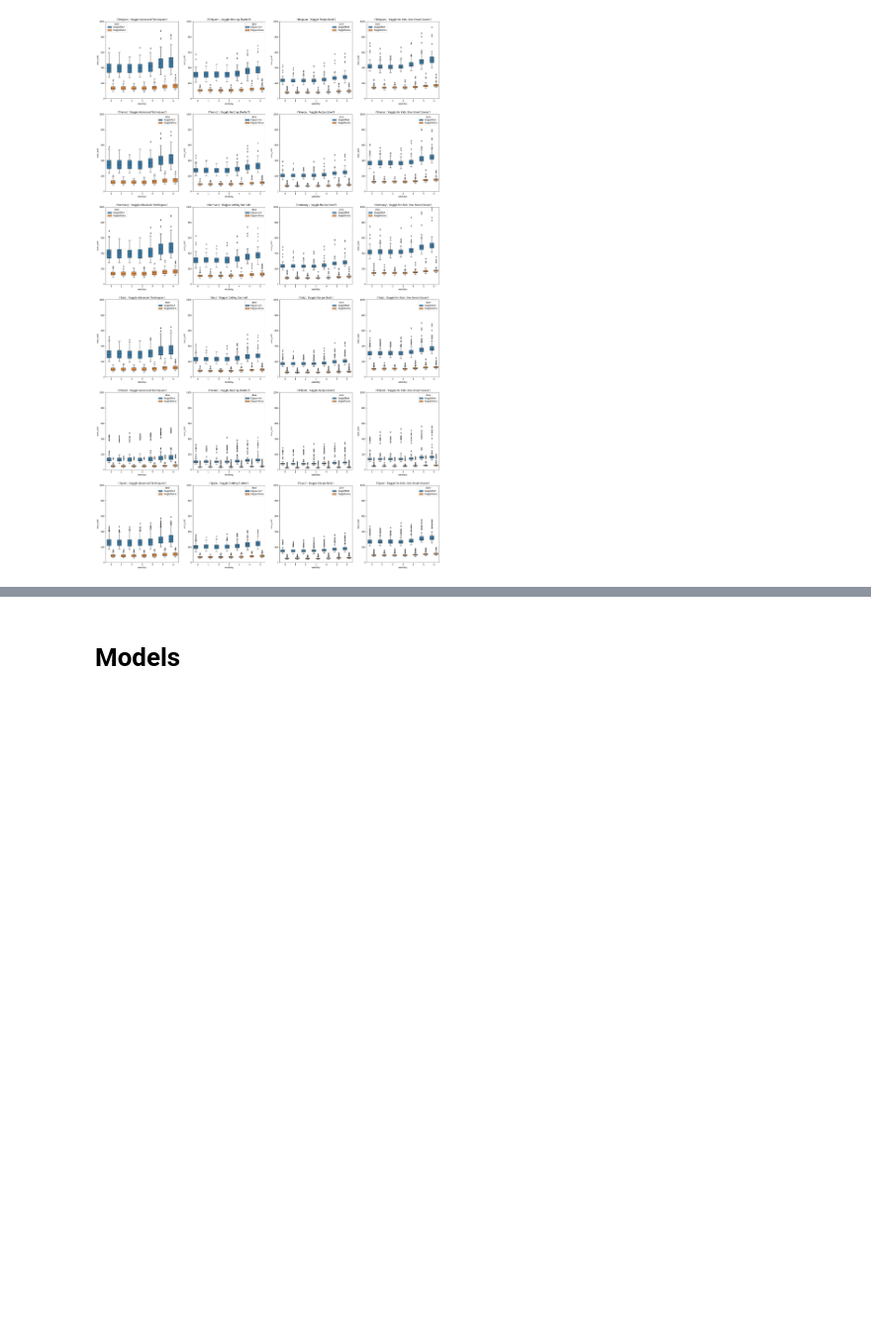
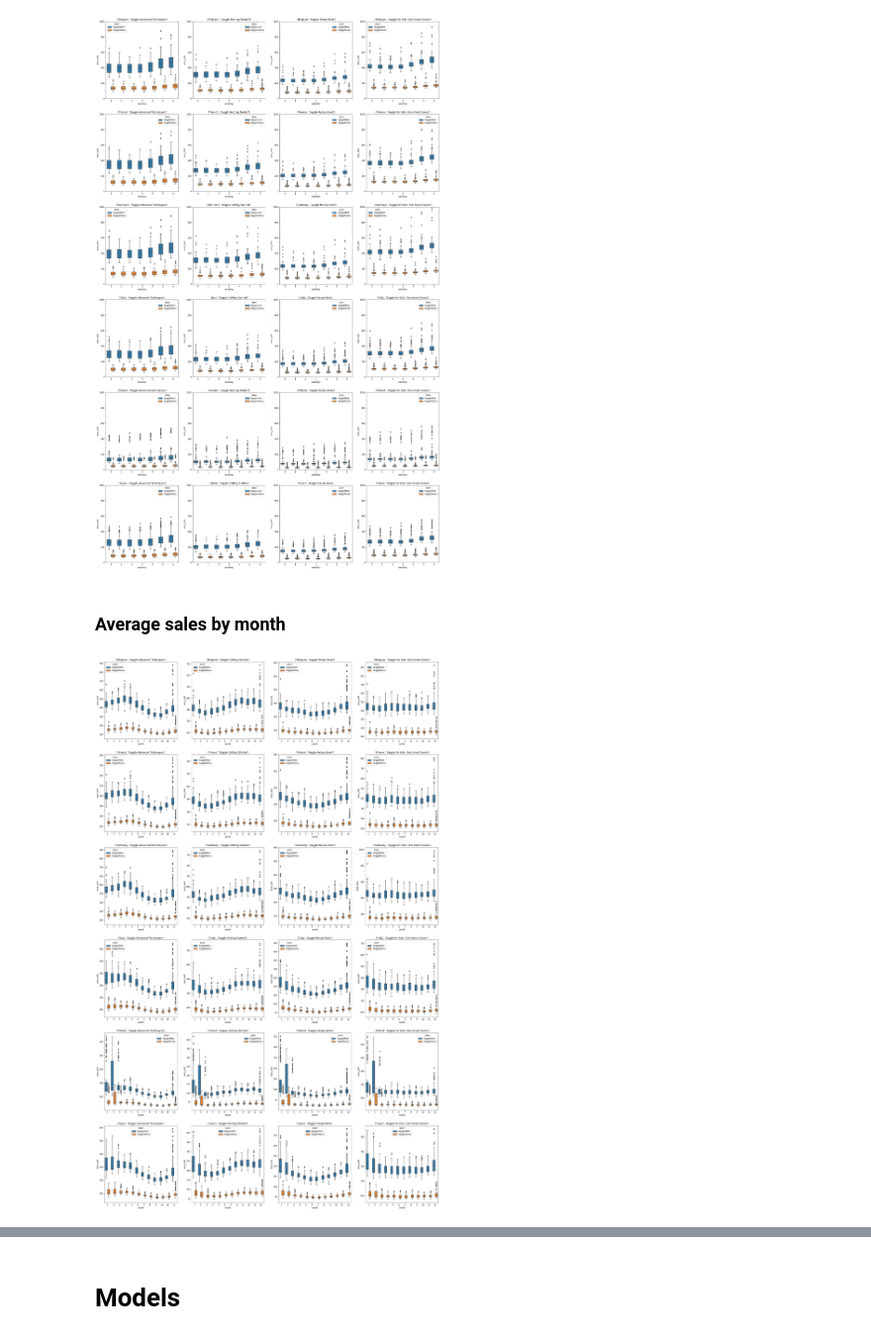
Before and after one commit to nayefahmad/kaggle-tabular-playground, a Jupyter notebook: 01-eda.ipynb, the cells around one changed output, grey strips where cells are left out. Shown at 99% size. Drawn from its saved outputs; the diff is of its cells as text; code cells hidden in the pictures; blank space fills up the shorter version.

```diff
--- a/01-eda.ipynb
+++ b/01-eda.ipynb
@@ -288,6 +301,6 @@ df_train_features = (
 # %%
-df_grouped_store = df_train_features.groupby(['country', 'product'])
-assert len(df_grouped_store) == 24
+match_y_range = True
+y_max = 1000
 
 fig = plt.figure(figsize=(30, 50))
 
@@ -305,8 +318,35 @@ for n, group_tuple in enumerate(df_grouped_store):
                     ax=ax)
         .set(title=key)
     )
-    ax.set_ylim(0, 1000)
 
-# todo: this doesn't look right
+    if match_y_range:
+        ax.set_ylim(0, y_max)
 # %% [output]
 [figure]
+# %% [markdown]
+### Average sales by month
+# %%
+match_y_range = False
+y_max = 1000
+
+fig = plt.figure(figsize=(30, 50))
+
+for n, group_tuple in enumerate(df_grouped_store):
+    key = group_tuple[0]
+    df = group_tuple[1]
+
+    ax = plt.subplot(6, 4, n + 1)
+
+    (
+        sns.boxplot(x='month',
+                    y='num_sold',
+                    hue='store',
+                    data=df,
+                    ax=ax)
+        .set(title=key)
+    )
+
+    if match_y_range:
+        ax.set_ylim(0, y_max)
+# %% [output]
+[figure, added]
```
Also changed, not shown: parts of 4 cells of this notebook.
